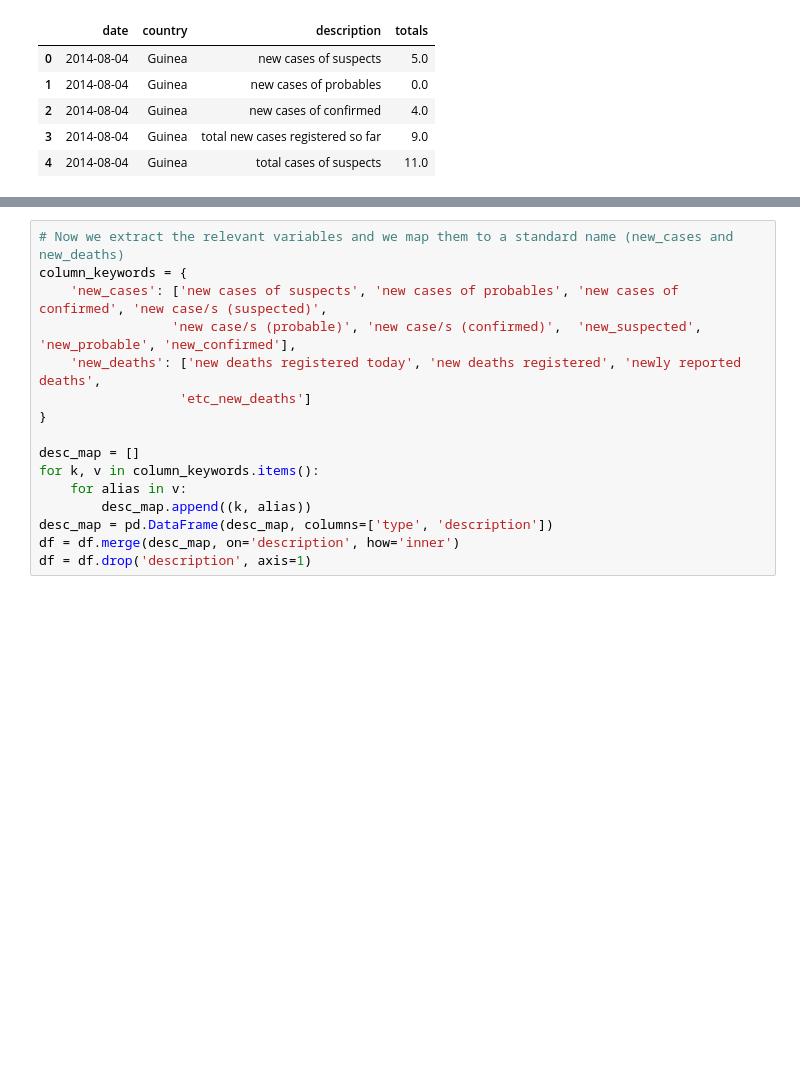
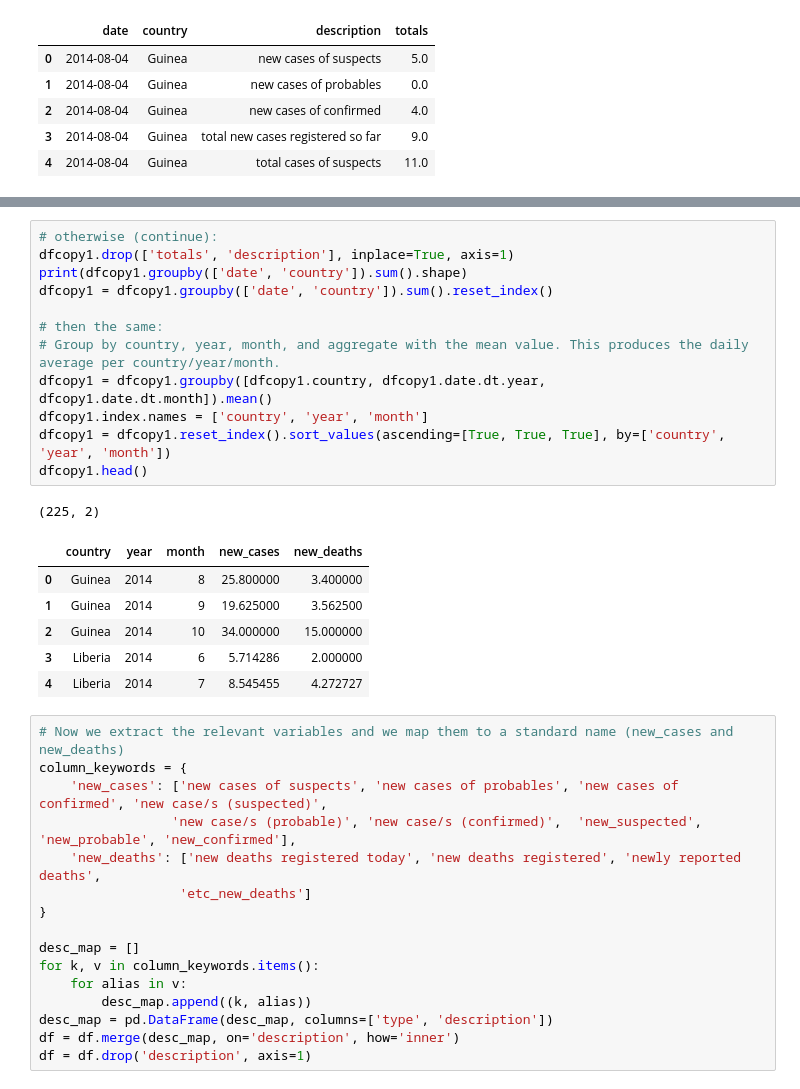
Before and after one commit to tarmeens/ada-homework, a Jupyter notebook: 01 - Pandas and Data Wrangling/Homework 1.ipynb, the cells around one changed output, grey strips where cells are left out. Drawn from its saved outputs; the diff is of its cells as text; blank space fills up the shorter version.

```diff
--- a/01 - Pandas and Data Wrangling/Homework 1.ipynb
+++ b/01 - Pandas and Data Wrangling/Homework 1.ipynb
@@ -92,3 +151,23 @@ df.head()
+# %%
+# otherwise (continue):
+dfcopy1.drop(['totals', 'description'], inplace=True, axis=1)
+print(dfcopy1.groupby(['date', 'country']).sum().shape)
+dfcopy1 = dfcopy1.groupby(['date', 'country']).sum().reset_index()
+
+# then the same:
+# Group by country, year, month, and aggregate with the mean value. This produces the daily average per country/year/month.
+dfcopy1 = dfcopy1.groupby([dfcopy1.country, dfcopy1.date.dt.year, dfcopy1.date.dt.month]).mean()
+dfcopy1.index.names = ['country', 'year', 'month']
+dfcopy1 = dfcopy1.reset_index().sort_values(ascending=[True, True, True], by=['country', 'year', 'month'])
+dfcopy1.head()
+# %% [output]
+(225, 2)
+|  | country | year | month | new_cases | new_deaths |
+| 0 | Guinea | 2014 | 8 | 25.800000 | 3.400000 |
+| 1 | Guinea | 2014 | 9 | 19.625000 | 3.562500 |
+| 2 | Guinea | 2014 | 10 | 34.000000 | 15.000000 |
+| 3 | Liberia | 2014 | 6 | 5.714286 | 2.000000 |
+| 4 | Liberia | 2014 | 7 | 8.545455 | 4.272727 |
 # %%
 # Now we extract the relevant variables and we map them to a standard name (new_cases and new_deaths)
 column_keywords = {
```
Also changed, not shown: parts of 3 cells of this notebook.
